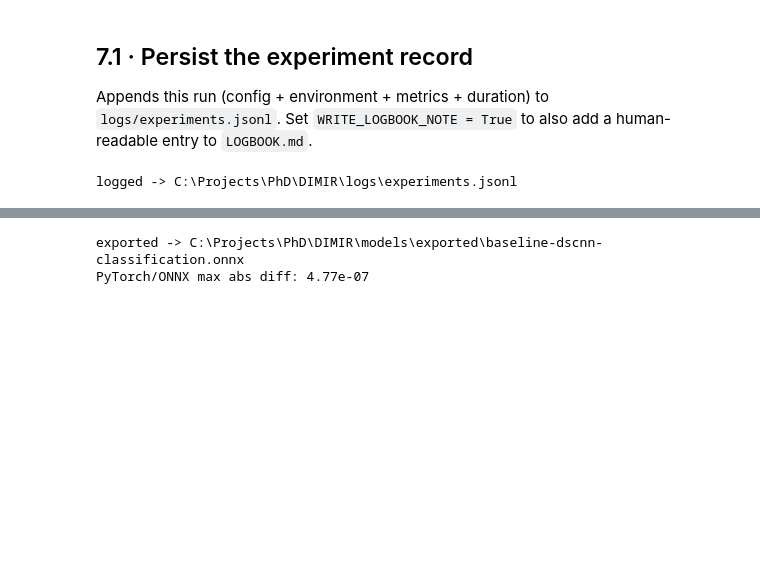
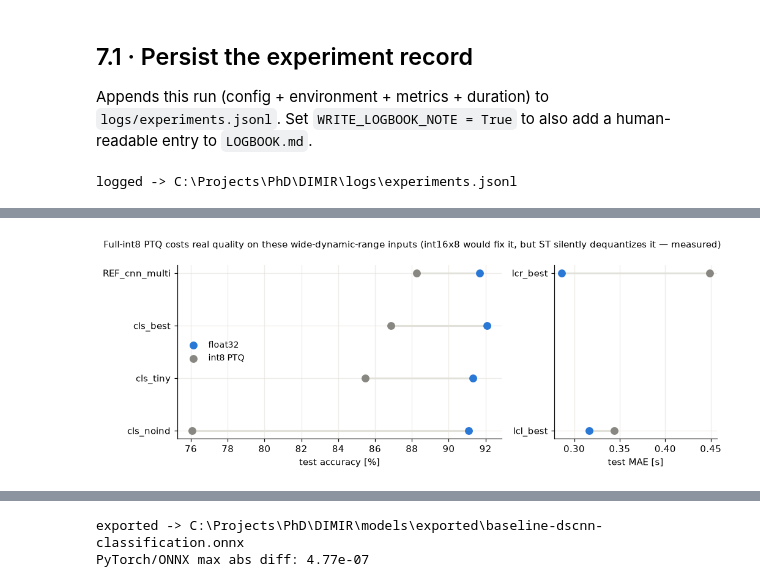
Before and after one commit to SepehrMohammady/Lane-Change-MCU, a Jupyter notebook: notebooks/dmir_pipeline.ipynb, the cells around one changed output, grey strips where cells are left out. Saved outputs shown, nothing was run; the diff lists cells and outputs as text; code cells hidden in the pictures; blank space fills up the shorter version.

```diff
--- a/notebooks/dmir_pipeline.ipynb
+++ b/notebooks/dmir_pipeline.ipynb
@@ -239,0 +284,4 @@ TO-DO before implementation: confirm target MCU (flash/RAM budget) and deploymen
+# %%
+rv.plot_quantization_effect();
+# %% [output]
+[figure, added]
```
Also changed, not shown: parts of 18 cells of this notebook, 2 other files.
